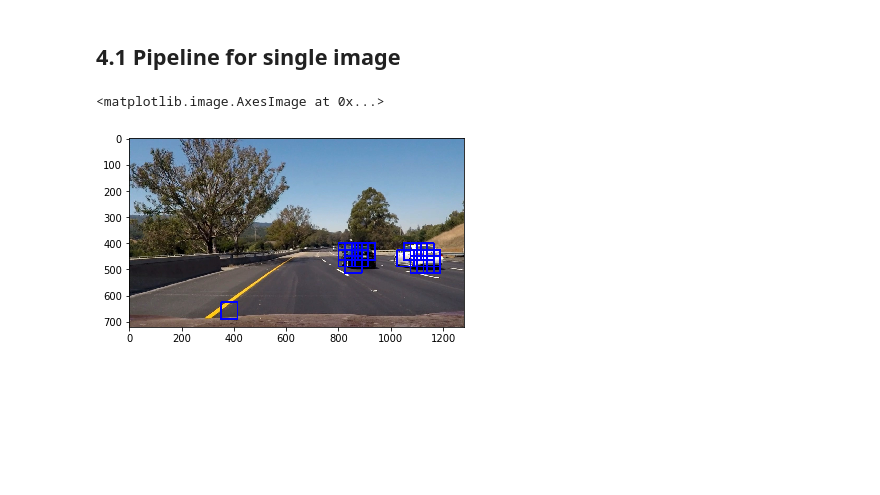
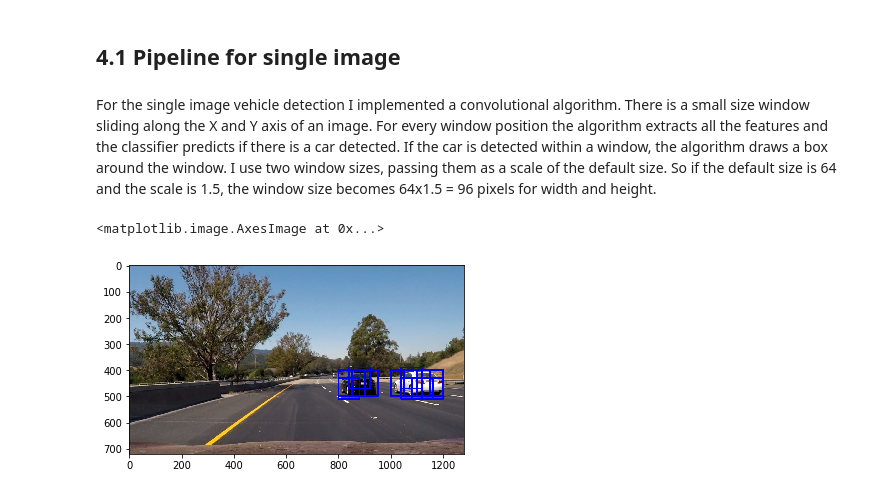
Before and after one commit to bakamoridesu/Vehicle-Tracking, a Jupyter notebook: Tracking.ipynb, the cells around one changed output. Cells and saved outputs as stored; diff of their text form; code cells hidden in the pictures; blank space fills up the shorter version.

```diff
--- a/Tracking.ipynb
+++ b/Tracking.ipynb
@@ -136,0 +163,4 @@ This feature seems to be useful for car detection.
+# %%
+img = cv2.imread(vehicles[3333])
+#plt.imshow(img)
+get_color_features(img)
@@ -663,8 +695,9 @@ Test Accuracy of SVC =  0.9887
 # %% [markdown]
 ### 3.3. Trying different classifier
 # %%
+# multilayer perceptron
 from sklearn.neural_network import MLPClassifier
-mlp = MLPClassifier(learning_rate_init = 0.0001, max_iter=500)
+mlp = MLPClassifier()
 t=time.time()
 mlp.fit(X_train, y_train)
 t2 = time.time()
@@ -698,6 +731,10 @@ This classifier looks nice.
 # 4. Detection pipeline
 # %% [markdown]
 ## 4.1 Pipeline for single image
+# %% [markdown]
+For the single image vehicle detection I implemented a convolutional algorithm.
+There is a small size window sliding along the X and Y axis of an image. For every window position the algorithm extracts all the features and the classifier predicts if there is a car detected. If the car is detected within a window, the algorithm draws a box around the window.
+I use two window sizes, passing them as a scale of the default size. So if the default size is 64 and the scale is 1.5, the window size becomes 64x1.5 = 96 pixels for width and height.
 # %%
 # function that takes an image,
 # start and stop positions in both x and y,
@@ -827,25 +862,35 @@ def single_img_features(image, color_space='RGB', spatial_size=(32, 32),
 # %%
 image = mpimg.imread('test6.jpg')
 draw_image = np.copy(image)
 y_start_stop = [350, 700] # Min and max in y to search in slide_window()
 # Uncomment the following line if you extracted training
 # data from .png images (scaled 0 to 1 by mpimg) and the
 # image you are searching is a .jpg (scaled 0 to 255)
 image = image.astype(np.float32)/255
 
-windows = slide_window(image, x_start_stop=[None, None], y_start_stop=y_start_stop,
-                    xy_window=(64, 64), xy_overlap=(0.6, 0.6))
+#sizes = [(48,48),(64,64), (80,80), (96,96), (112,112)]
+#sizes = [(64,64), (80,80), (96,96)]
+windows = []
+hogs = []
+win_size = 80
+scales = [1, 1.25]#, 1.5]
+for scale in scales:
+    win_size_cur = (int(win_size * scale), int(win_size * scale))
 
+    single_windows = slide_window(image, x_start_stop=[None, None], y_start_stop=y_start_stop,
+                        xy_window=win_size_cur, xy_overlap=(0.5, 0.5))
+
+    windows.extend(single_windows)
 hot_windows = search_windows(image, windows, mlp, X_scaler, color_space=params['color_space'],
                         spatial_size=params['spatial_size'], hist_bins=params['hist_bins'],
                         orient=params['orient'], pix_per_cell=params['pix_per_cell'],
                         cell_per_block=params['cell_per_block'],
                         hog_channel=params['hog_channel'], spatial_feat=params['spatial_feat'],
                         hist_feat=params['hist_feat'], hog_feat=params['hog_feat'])
 
 window_img = draw_boxes(draw_image, hot_windows, color=(0, 0, 255), thick=6)
 
 plt.imshow(window_img)
 # %% [output]
 <matplotlib.image.AxesImage at 0x...>
-[figure, old version]
+[figure, new version]
```
Also changed, not shown: parts of 43 cells of this notebook.
